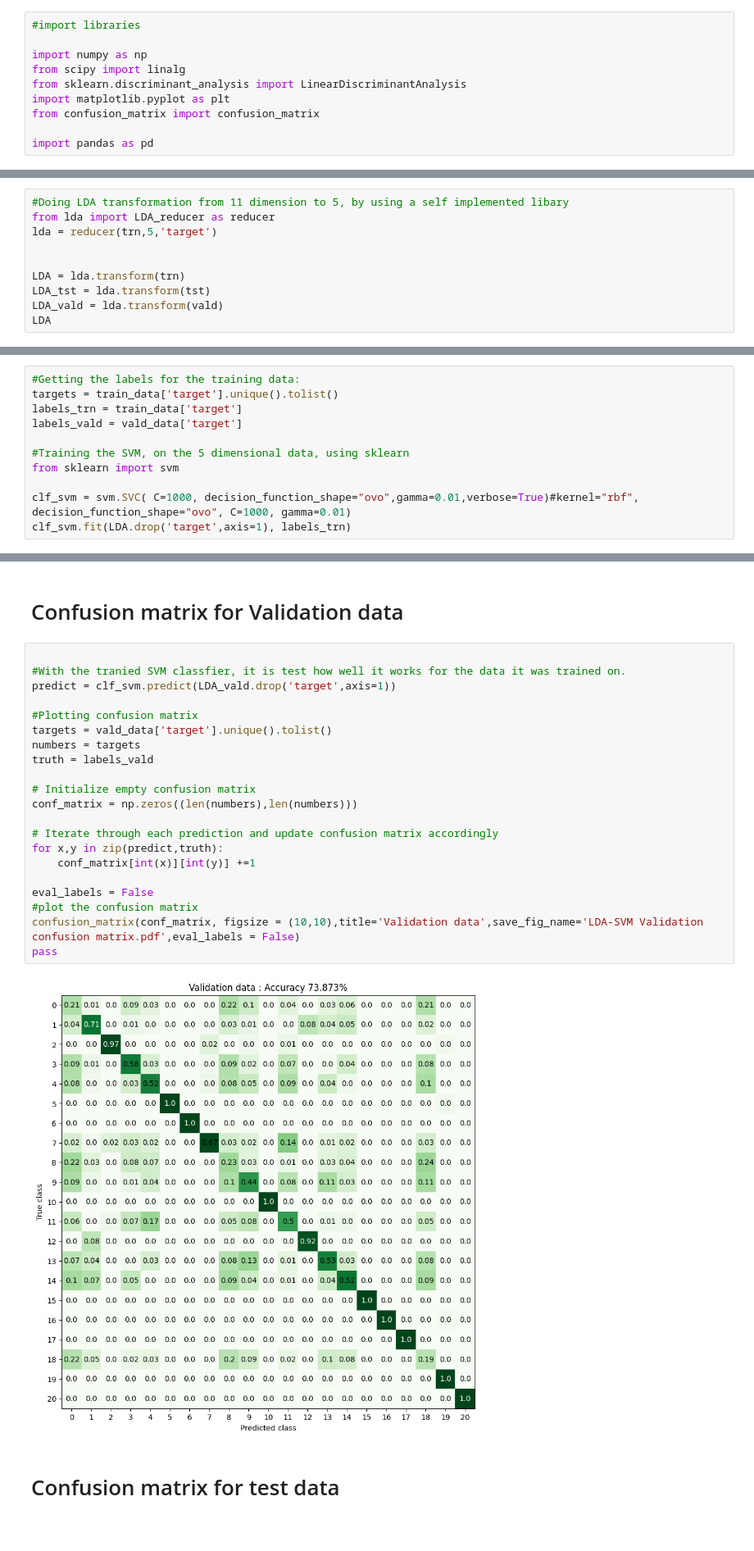
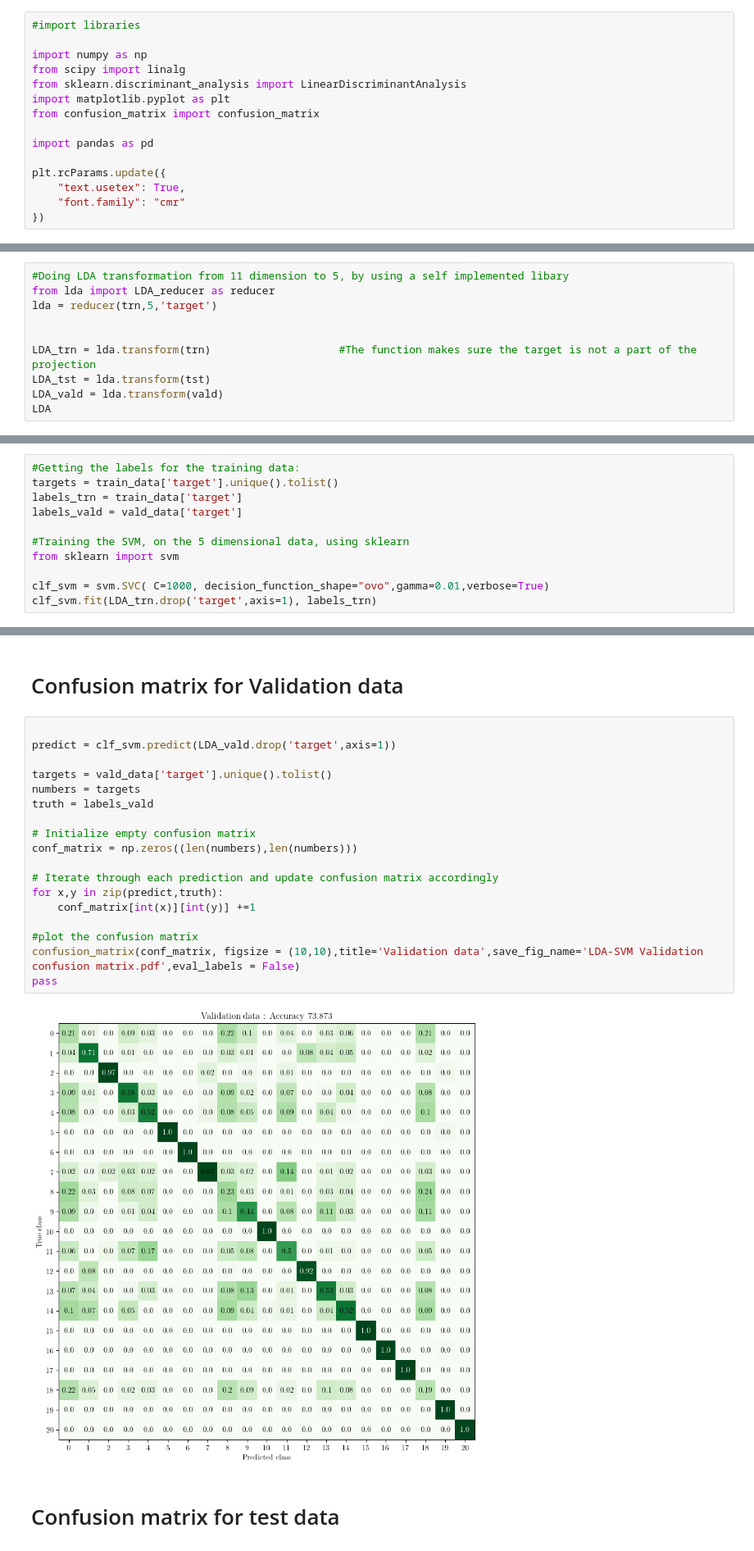
Before and after one commit to peterkrull/p7-ml-refrigeration-fault-detection, a Jupyter notebook: Python/LDA-SVM_v2.ipynb, the cells around one changed output, grey strips where cells are left out. Shown at 82% size. Drawn from its saved outputs; the diff is of its cells as text.

```diff
--- a/Python/LDA-SVM_v2.ipynb
+++ b/Python/LDA-SVM_v2.ipynb
@@ -10,6 +10,11 @@ import matplotlib.pyplot as plt
 from confusion_matrix import confusion_matrix
 
 import pandas as pd
+
+plt.rcParams.update({
+    "text.usetex": True,
+    "font.family": "cmr"
+})
 # %%
 # Load training data
 train_data = pd.read_csv("../TrainingData/neodata/fault_all_noise_67.csv")
@@ -31,7 +36,7 @@ from lda import LDA_reducer as reducer
 lda = reducer(trn,5,'target')
 
 
-LDA = lda.transform(trn)
+LDA_trn = lda.transform(trn)                    #The function makes sure the target is not a part of the projection
 LDA_tst = lda.transform(tst)
 LDA_vald = lda.transform(vald)
 LDA
@@ -68,8 +71,8 @@ labels_vald = vald_data['target']
 #Training the SVM, on the 5 dimensional data, using sklearn
 from sklearn import svm
 
-clf_svm = svm.SVC( C=1000, decision_function_shape="ovo",gamma=0.01,verbose=True)#kernel="rbf", decision_function_shape="ovo", C=1000, gamma=0.01)
-clf_svm.fit(LDA.drop('target',axis=1), labels_trn)
+clf_svm = svm.SVC( C=1000, decision_function_shape="ovo",gamma=0.01,verbose=True)
+clf_svm.fit(LDA_trn.drop('target',axis=1), labels_trn)
 # %% [output]
 [LibSVM]
 SVC(C=1000, decision_function_shape='ovo', gamma=0.01, verbose=True)
@@ -77,27 +80,24 @@ SVC(C=1000, decision_function_shape='ovo', gamma=0.01, verbose=True)
 # Confusion matrix for Validation data
 # %%
 
-#With the tranied SVM classfier, it is test how well it works for the data it was trained on.
 predict = clf_svm.predict(LDA_vald.drop('target',axis=1))
 
-#Plotting confusion matrix
 targets = vald_data['target'].unique().tolist()
 numbers = targets
 truth = labels_vald
 
 # Initialize empty confusion matrix
 conf_matrix = np.zeros((len(numbers),len(numbers)))
 
 # Iterate through each prediction and update confusion matrix accordingly
 for x,y in zip(predict,truth):
     conf_matrix[int(x)][int(y)] +=1
 
-eval_labels = False
 #plot the confusion matrix
 confusion_matrix(conf_matrix, figsize = (10,10),title='Validation data',save_fig_name='LDA-SVM Validation confusion matrix.pdf',eval_labels = False)
 pass
 # %% [output]
-[figure, old version]
+[figure, new version]
 # %% [markdown]
 # Confusion matrix for test data
 # %%
```
Also changed, not shown: parts of 4 cells of this notebook, 2 other files.
